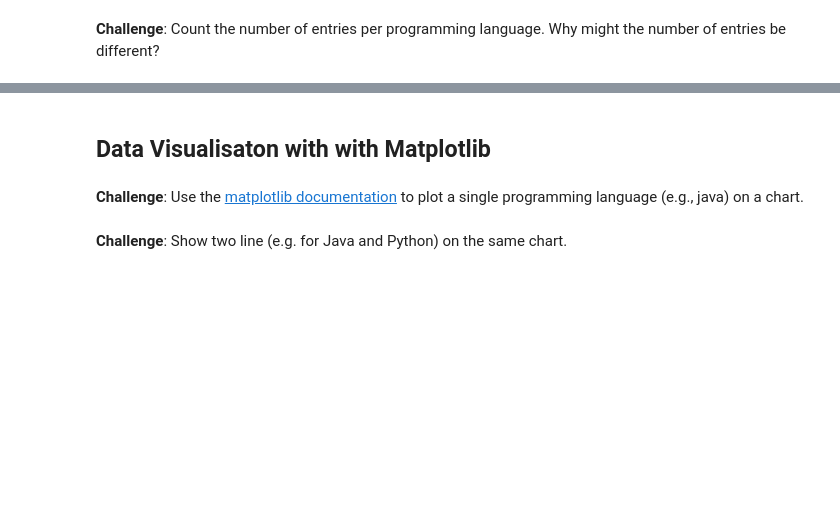
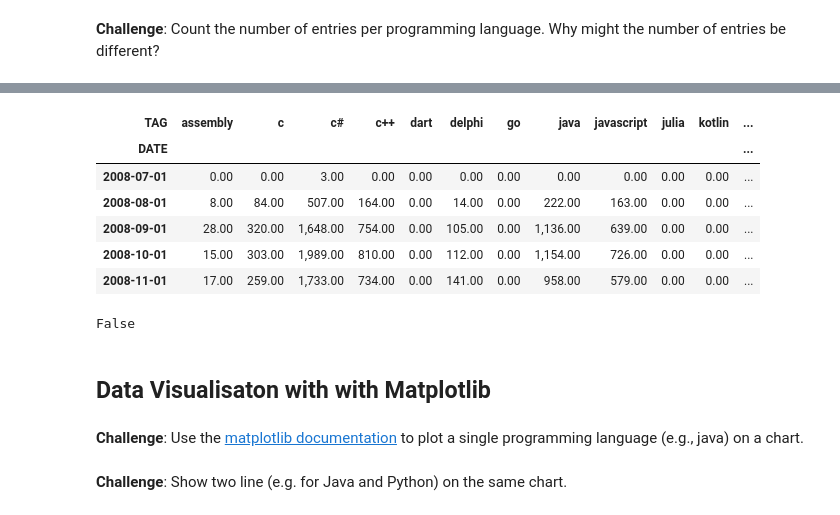
Before and after one commit to washimimizuku/100-days-of-python, a Jupyter notebook: day72/most-popular-programming-language/Programming_Languages.ipynb, the cells around one changed output, grey strips where cells are left out. Cells and saved outputs as stored; diff of their text form; code cells hidden in the pictures; blank space fills up the shorter version.

```diff
--- a/day72/most-popular-programming-language/Programming_Languages.ipynb
+++ b/day72/most-popular-programming-language/Programming_Languages.ipynb
@@ -153,3 +250,18 @@ df.head()
+# %%
+reshaped_df.fillna(0, inplace=True)
+reshaped_df.head()
+# %% [output]
+| TAG | assembly | c | c# | c++ | dart | delphi | go | java | javascript | julia | kotlin | ... |
+| DATE |  |  |  |  |  |  |  |  |  |  |  | ... |
+| 2008-07-01 | 0.00 | 0.00 | 3.00 | 0.00 | 0.00 | 0.00 | 0.00 | 0.00 | 0.00 | 0.00 | 0.00 | ... |
+| 2008-08-01 | 8.00 | 84.00 | 507.00 | 164.00 | 0.00 | 14.00 | 0.00 | 222.00 | 163.00 | 0.00 | 0.00 | ... |
+| 2008-09-01 | 28.00 | 320.00 | 1,648.00 | 754.00 | 0.00 | 105.00 | 0.00 | 1,136.00 | 639.00 | 0.00 | 0.00 | ... |
+| 2008-10-01 | 15.00 | 303.00 | 1,989.00 | 810.00 | 0.00 | 112.00 | 0.00 | 1,154.00 | 726.00 | 0.00 | 0.00 | ... |
+| 2008-11-01 | 17.00 | 259.00 | 1,733.00 | 734.00 | 0.00 | 141.00 | 0.00 | 958.00 | 579.00 | 0.00 | 0.00 | ... |
+# %%
+reshaped_df.isna().values.any()
+# %% [output]
+False
 # %% [markdown]
 ## Data Visualisaton with with Matplotlib
 # %% [markdown]
```
Also changed, not shown: parts of 9 cells of this notebook.
